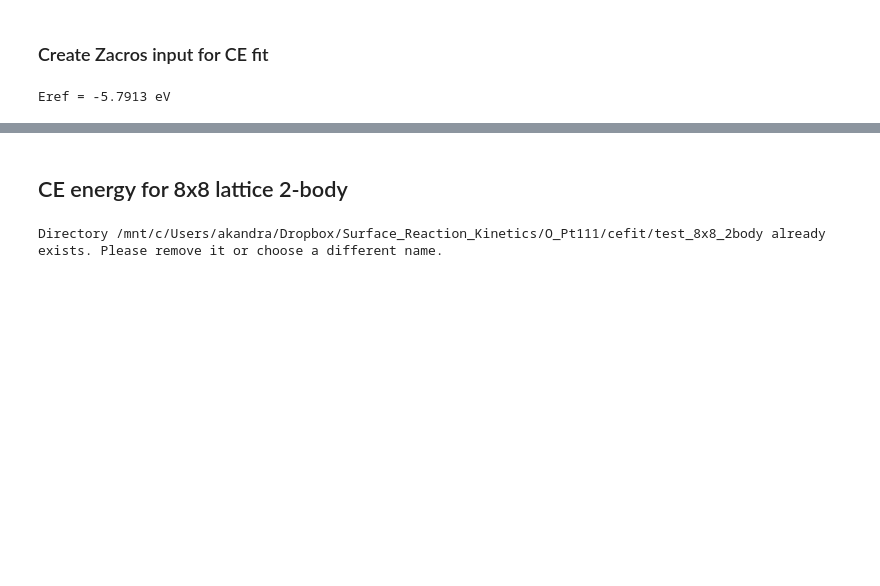
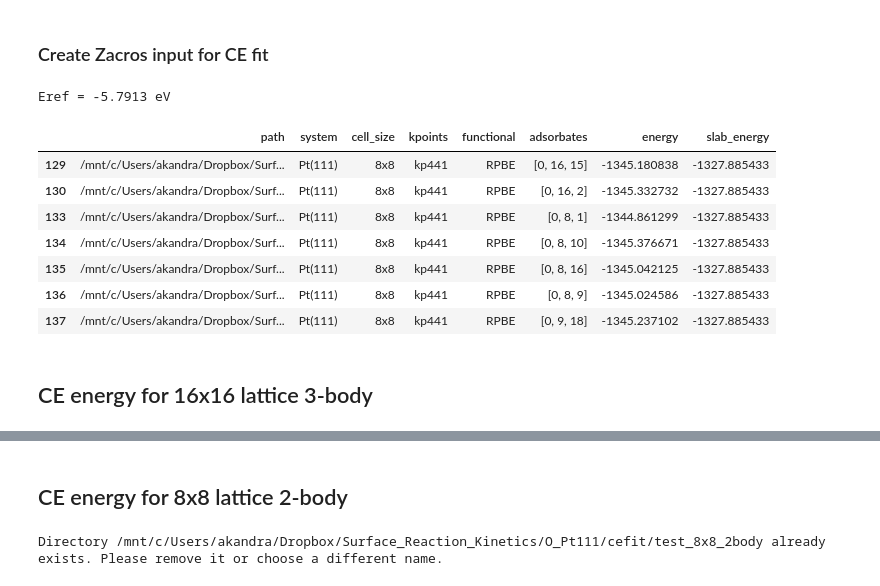
Before and after one commit to akandra/O_Pt111, a Jupyter notebook: zacros_cefit.ipynb, the cells around one changed output, grey strips where cells are left out. Cells and saved outputs as stored; diff of their text form; code cells hidden in the pictures; blank space fills up the shorter version.

Commit message:
workin hard on 3body terms

```diff
--- a/zacros_cefit.ipynb
+++ b/zacros_cefit.ipynb
@@ -32,3 +32,17 @@ Eref = Eref_1O - Eref_slab
 print(f"Eref = {Eref:.4f} eV")
 # %% [output]
 Eref = -5.7913 eV
+# %%
+dfsel[(dfsel['cell_size']=='8x8') & (dfsel['kpoints']=='kp441') &
+      (dfsel['adsorbates'].apply(lambda x: len(x)==3))]
+# %% [output]
+|  | path | system | cell_size | kpoints | functional | adsorbates | energy | slab_energy |
+| 129 | /mnt/c/Users/akandra/Dropbox/Surf... | Pt(111) | 8x8 | kp441 | RPBE | [0, 16, 15] | -1345.180838 | -1327.885433 |
+| 130 | /mnt/c/Users/akandra/Dropbox/Surf... | Pt(111) | 8x8 | kp441 | RPBE | [0, 16, 2] | -1345.332732 | -1327.885433 |
+| 133 | /mnt/c/Users/akandra/Dropbox/Surf... | Pt(111) | 8x8 | kp441 | RPBE | [0, 8, 1] | -1344.861299 | -1327.885433 |
+| 134 | /mnt/c/Users/akandra/Dropbox/Surf... | Pt(111) | 8x8 | kp441 | RPBE | [0, 8, 10] | -1345.376671 | -1327.885433 |
+| 135 | /mnt/c/Users/akandra/Dropbox/Surf... | Pt(111) | 8x8 | kp441 | RPBE | [0, 8, 16] | -1345.042125 | -1327.885433 |
+| 136 | /mnt/c/Users/akandra/Dropbox/Surf... | Pt(111) | 8x8 | kp441 | RPBE | [0, 8, 9] | -1345.024586 | -1327.885433 |
+| 137 | /mnt/c/Users/akandra/Dropbox/Surf... | Pt(111) | 8x8 | kp441 | RPBE | [0, 9, 18] | -1345.237102 | -1327.885433 |
+# %% [markdown]
+## CE energy for 16x16 lattice 3-body
```
Also changed, not shown: parts of 1 cell of this notebook, 2 other files.
